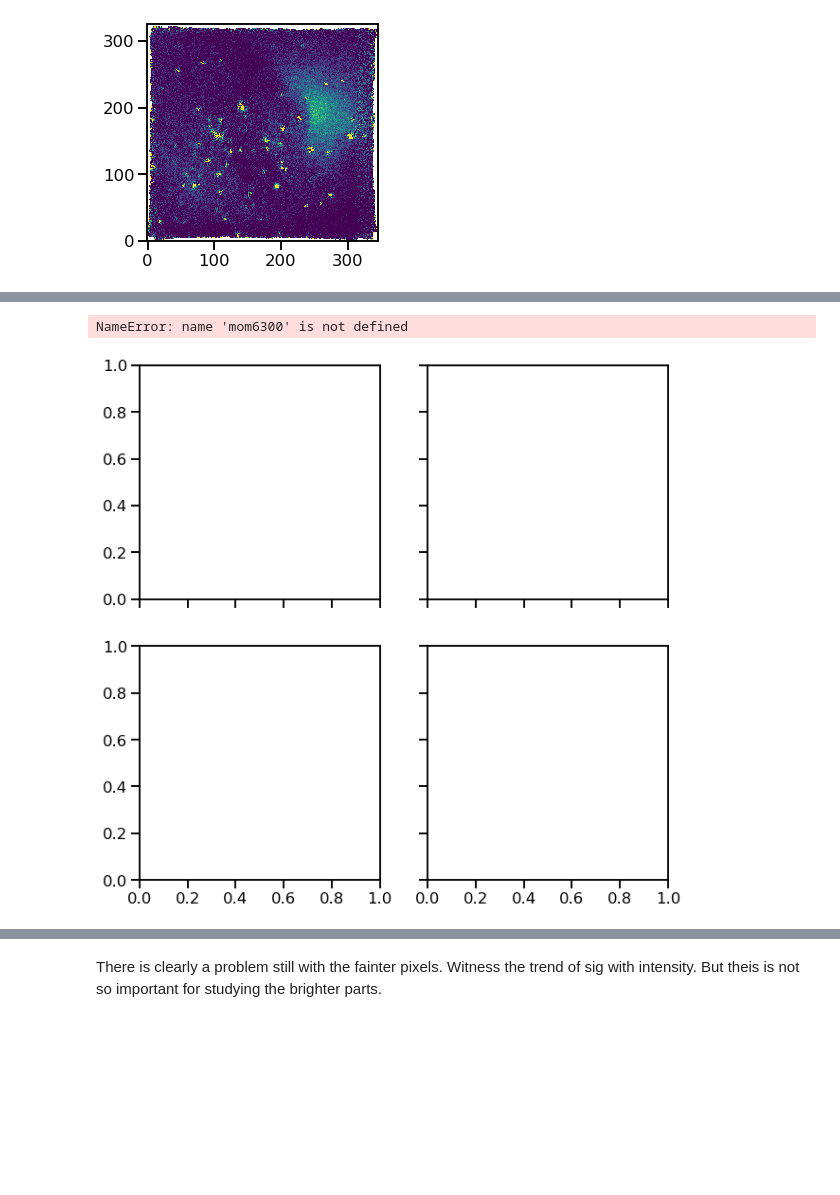
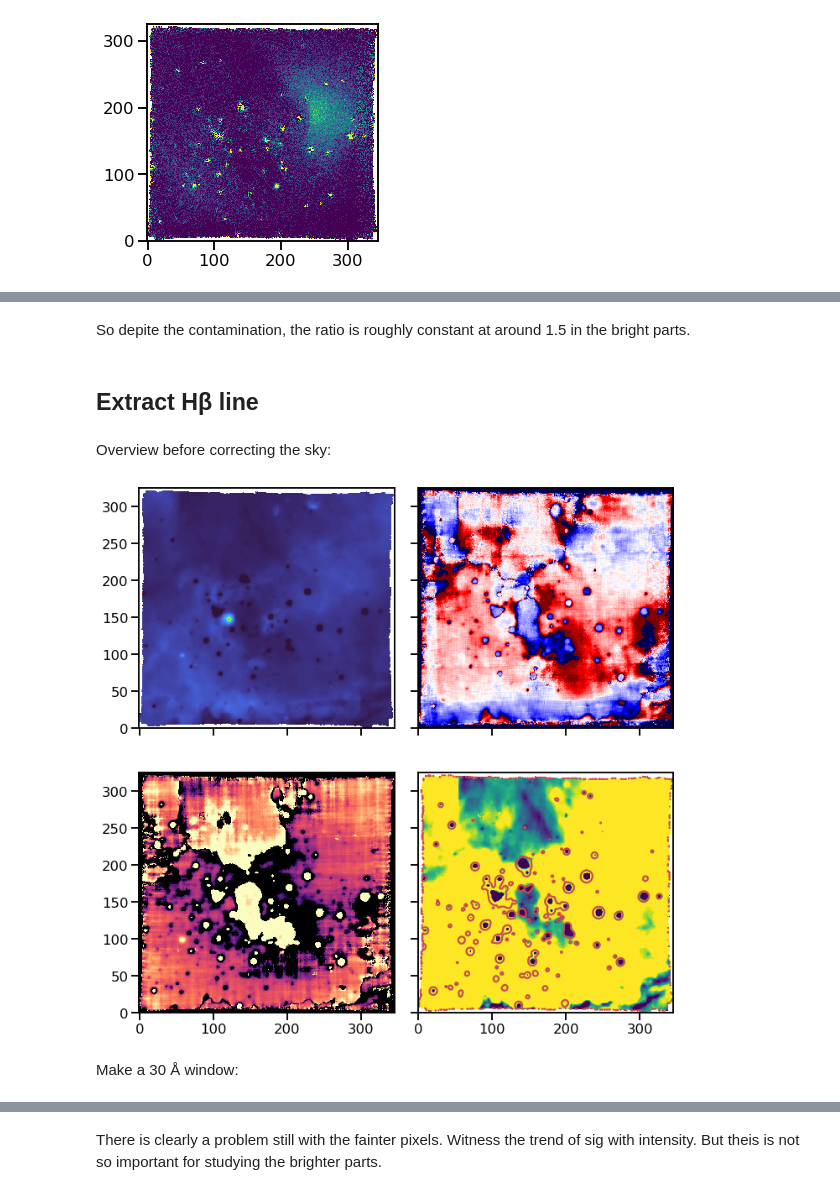
Before and after one commit to will-henney/muse-hii-regions, a Jupyter notebook: notebooks/03-04-blue-lines-sharp-extract.ipynb, the cells around one changed output, grey strips where cells are left out. Saved outputs shown, nothing was run; the diff lists cells and outputs as text; code cells hidden in the pictures; blank space fills up the shorter version.

Commit message:
Extract H beta and calculate Balmer decrement

```diff
--- a/notebooks/03-04-blue-lines-sharp-extract.ipynb
+++ b/notebooks/03-04-blue-lines-sharp-extract.ipynb
@@ -438,0 +459,2 @@ moments.save_moments_to_fits(
+# %% [markdown]
+So depite the contamination, the ratio is roughly constant at around 1.5 in the bright parts.
@@ -439,3 +468,11 @@ moments.save_moments_to_fits(
+# %% [markdown]
+## Extract Hβ line
+# %%
+mom4861 = moments.find_moments(
+    mcsubcube.select_lambda(4859, 4869)
+)
+# %% [markdown]
+Overview before correcting the sky:
 # %%
 fig, axes = plt.subplots(
     2, 2,
@@ -443,46 +480,47 @@ fig, axes = plt.subplots(
     sharex=True, sharey=True,
 )
 
-imap = mom6300[0].copy()
-vmap = 3e5*(mom6300[1] / 6300.30 - 1.0)
-smap = 3e5*(mom6300[2] / 6300.30)
+imap = mom4861[0].copy()
+vmap = 3e5*(mom4861[1] / 4861.32 - 1.0)
+smap = 3e5*(mom4861[2] / 4861.32)
 
-m = imap.data > 10.
+#m = imap.data > 10.
 
-vmap.mask = vmap.mask | (~m)
-smap.mask = smap.mask | (~m)
+#vmap.mask = vmap.mask | (~m)
+#smap.mask = smap.mask | (~m)
 
 imap.rebin(1).plot(
-    vmin=-500, vmax=3e4,
+    vmin=-1e4, vmax=3e5,
     cmap="turbo",
     ax=axes[0, 0],
 )
 
 vmap.rebin(1).plot(
     vmin=100, vmax=220,
     cmap="seismic",
     ax=axes[0, 1],
 )
 
 smap.rebin(1).plot(
     vmin=0, vmax=120,
     cmap="magma",
     ax=axes[1, 0],
 )
 
 imap.rebin(1).plot(
-    vmin=-350, vmax=-200,
+    vmin=-5000, vmax=0,
     cmap="viridis",
     ax=axes[1, 1],
 )
-bg_6300 = contcube.select_lambda(w1, w2).mean(axis=0)
+bg_4861 = mcontcube.select_lambda(4859, 4869).mean(axis=0)
 axes[1, 1].contour(
-    bg_6300.data,
-    levels=[300],
+    bg_4861.data,
+    levels=[1000],
     colors="r",
 )
 
 fig.tight_layout();
 # %% [output]
-NameError: name 'mom6300' is not defined
-[figure, old version]
+[figure, new version]
+# %% [markdown]
+Make a 30 Å window:
```
Also changed, not shown: parts of 30 cells of this notebook, 16 other files.
